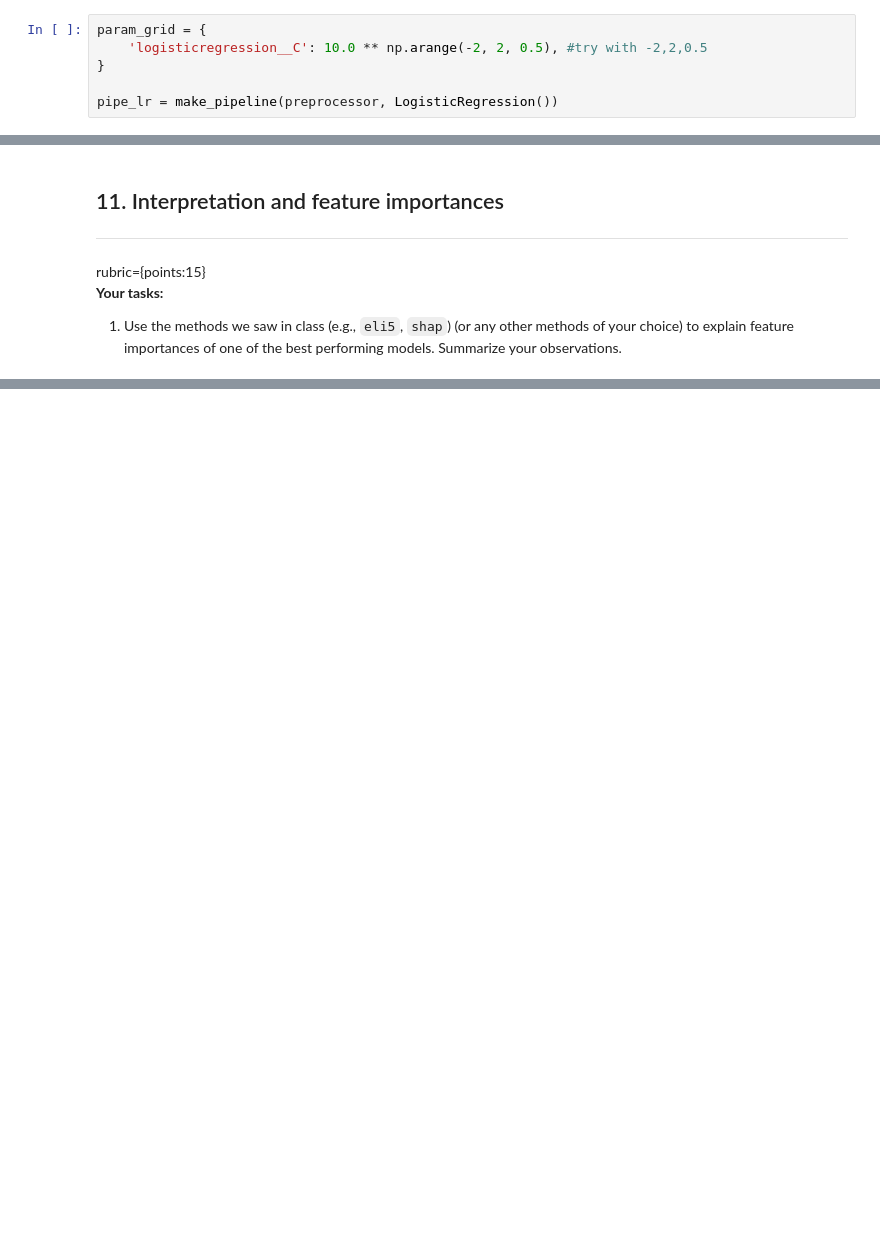
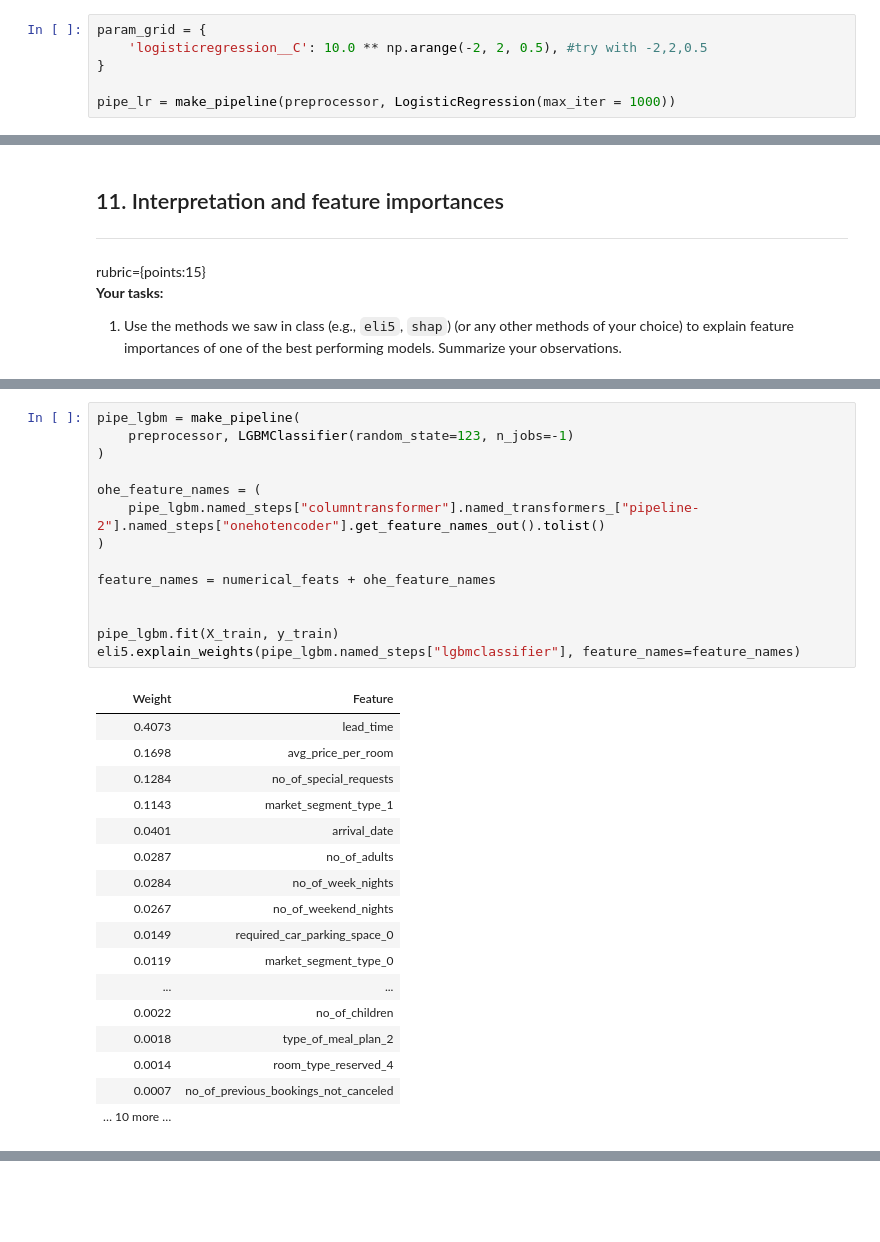
Before and after one commit to wangseann/cpsc330-2022W2, a Jupyter notebook: hw/hw6/hw6-starter.ipynb, the cells around one changed output, grey strips where cells are left out. Drawn from its saved outputs; the diff is of its cells as text; blank space fills up the shorter version.

```diff
--- a/hw/hw6/hw6-starter.ipynb
+++ b/hw/hw6/hw6-starter.ipynb
@@ -311,7 +321,7 @@ param_grid = {
     'logisticregression__C': 10.0 ** np.arange(-2, 2, 0.5), #try with -2,2,0.5
 }
 
-pipe_lr = make_pipeline(preprocessor, LogisticRegression())
+pipe_lr = make_pipeline(preprocessor, LogisticRegression(max_iter = 1000))
 # %%
 grid_search = GridSearchCV(
     pipe_lr, param_grid, cv = 5, n_jobs = -1, return_train_score = True
@@ -374,0 +579,32 @@ rubric={points:15}
+# %%
+pipe_lgbm = make_pipeline(
+    preprocessor, LGBMClassifier(random_state=123, n_jobs=-1)
+)
+
+ohe_feature_names = (
+    pipe_lgbm.named_steps["columntransformer"].named_transformers_["pipeline-2"].named_steps["onehotencoder"].get_feature_names_out().tolist()
+)
+
+feature_names = numerical_feats + ohe_feature_names
+
+
+pipe_lgbm.fit(X_train, y_train)
+eli5.explain_weights(pipe_lgbm.named_steps["lgbmclassifier"], feature_names=feature_names)
+# %% [output]
+| Weight | Feature |
+| 0.4073 | lead_time |
+| 0.1698 | avg_price_per_room |
+| 0.1284 | no_of_special_requests |
+| 0.1143 | market_segment_type_1 |
+| 0.0401 | arrival_date |
+| 0.0287 | no_of_adults |
+| 0.0284 | no_of_week_nights |
+| 0.0267 | no_of_weekend_nights |
+| 0.0149 | required_car_parking_space_0 |
+| 0.0119 | market_segment_type_0 |
+| ... | ... |
+| 0.0022 | no_of_children |
+| 0.0018 | type_of_meal_plan_2 |
+| 0.0014 | room_type_reserved_4 |
+| 0.0007 | no_of_previous_bookings_not_canceled |
+| … 10 more … |  |
```
Also changed, not shown: parts of 22 cells of this notebook.
